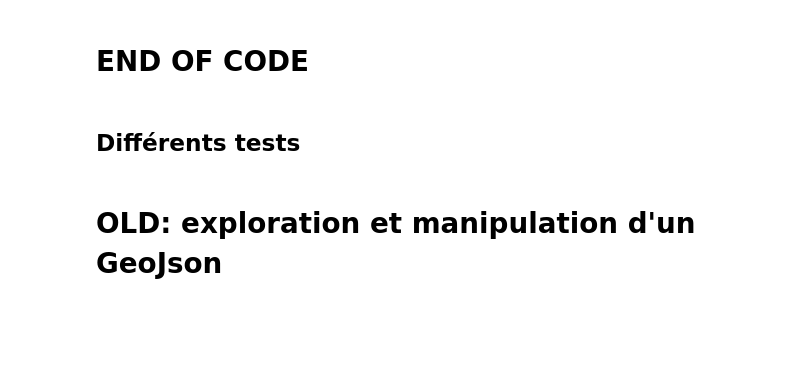
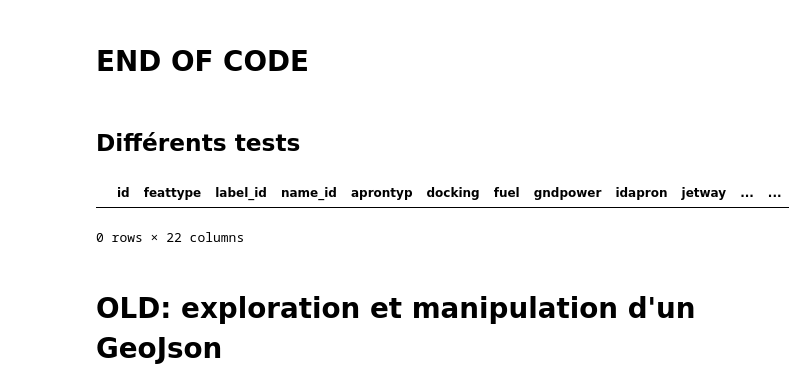
Before and after one commit to p-saint/pie-repo, a Jupyter notebook: mask_creation.ipynb, the cells around one changed output. Cells and saved outputs as stored; diff of their text form; code cells hidden in the pictures; blank space fills up the shorter version.

```diff
--- a/mask_creation.ipynb
+++ b/mask_creation.ipynb
@@ -33,7 +37,12 @@ path_GeoJson = "/home/odemoly/Documents/Supaero 4A/PIE/Data/GeoJson/"
 
 #image considérée
 name_map = "LFBO"
-filepath = path_GeoJson+"product_ADBLucem_"+name_map+"_1912_0"+".json"
+files=[]
+for i in os.listdir(path_GeoJson):
+    if os.path.isfile(os.path.join(path_GeoJson,i)) and name_map in i:
+        files.append(i)
+
+filepath = path_GeoJson+files[0]
 
 #chemin de sortie pour le masque png
 outfolder = "/home/odemoly/Documents/Supaero 4A/PIE/Masks"
@@ -80,17 +113,13 @@ def new_poly_append(k,feature_nb,df,poly_list):
         poly_list.append(new_poly)
     return(poly_list)
 
+def func_df(filepath):
+    df = gpd.read_file(filepath)
+
+    return(df)
 
 def polygon_df(filepath,features_list):
     df = gpd.read_file(filepath)
-    df = df.drop(columns=['originated', 'readonly',
-           'notvalidated', 'lock', 'elev', 'hacc', 'iata', 'name', 'idarpt',
-           'acft', 'idnumber', 'termref', 'pcn', 'restacft', 'status', 'surftype',
-           'length', 'width', 'color', 'direc', 'style', 'rwymktyp', 'asda',
-           'availPavedSurfFromThr', 'brngmag', 'brngtrue', 'cat', 'ellipse',
-           'geound', 'lda', 'rops_landing_length', 'rwyslope', 'tdze', 'tdzslope',
-           'thrtype', 'toda', 'tora', 'vasis', 'bridge', 'gsurftyp', 'runwayexit',
-           'imagery_date'])
     #ON NE GARDE QUE LES FEATURES QUI SONT DU TYPE 'Polygon'
     df=df[df["geometry"].geom_type == 'Polygon']
 
@@ -242,6 +272,12 @@ for i in range(len(inputPolygon.interiors)):
 
 newPolygon = Polygon(polygonExterior, [[pt for pt in inner.coords] for inner in polygonInteriors])
 newPolygon
+# %%
+df=polygon_df(filepath,features_list)
+df[df['feattype']=={'value': 'Taxiway.taxiwayintersectionmarking'}]
+# %% [output]
+|  | id | feattype | label_id | name_id | aprontyp | docking | fuel | gndpower | idapron | jetway | ... | ... |
+0 rows × 22 columns
 # %% [markdown]
 # OLD: exploration et manipulation d'un GeoJson
 # %% [markdown]
```
Also changed, not shown: parts of 10 cells of this notebook.
